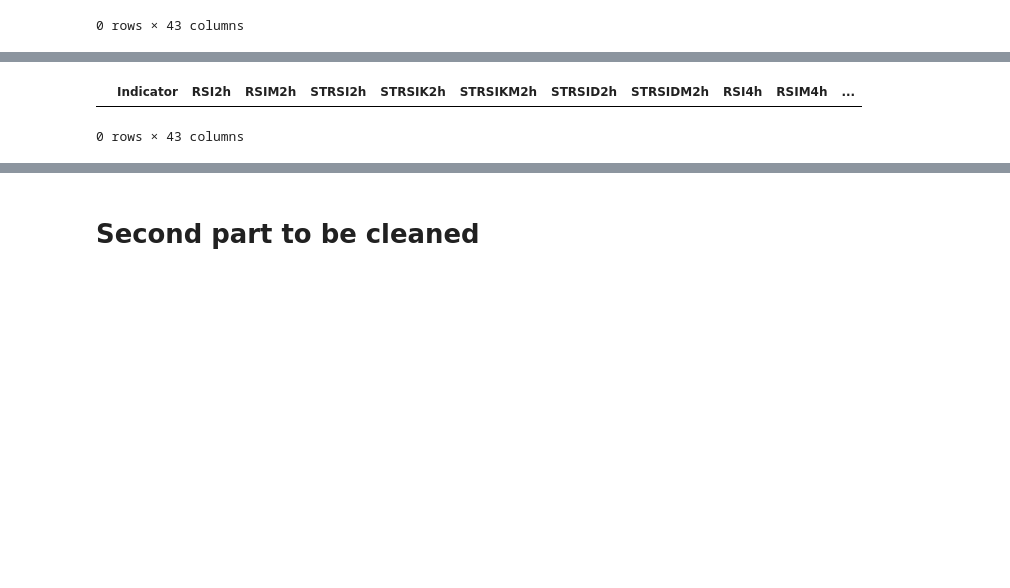
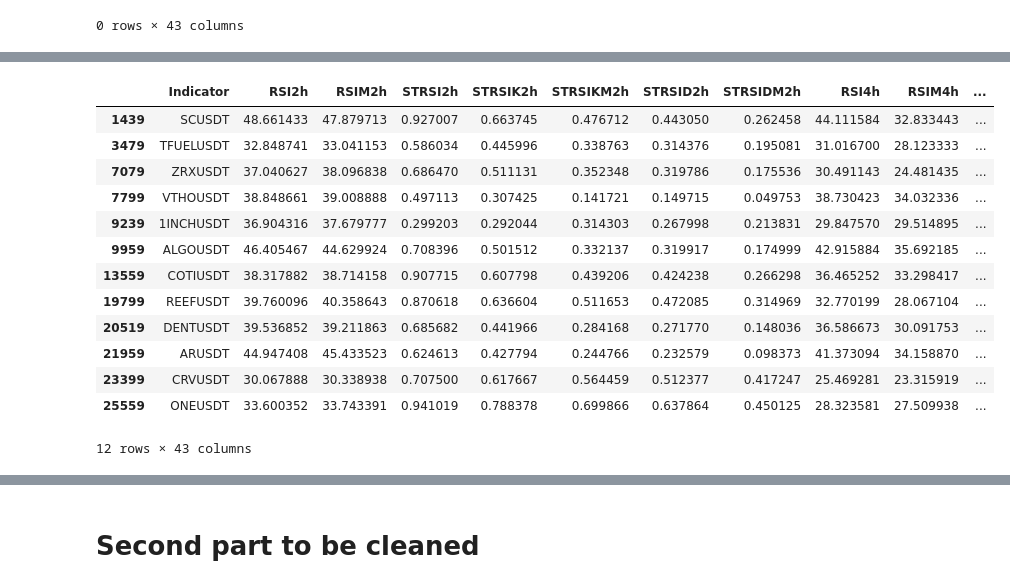
Before and after one commit to hjabbour/ML, a Jupyter notebook: HLST-FIXLIST-Direction.ipynb, the cells around one changed output, grey strips where cells are left out. Saved outputs shown, nothing was run; the diff lists cells and outputs as text; code cells hidden in the pictures; blank space fills up the shorter version.

```diff
--- a/HLST-FIXLIST-Direction.ipynb
+++ b/HLST-FIXLIST-Direction.ipynb
@@ -517,8 +598,20 @@ drop
 # %%
-# 8 H down RSI up
-drop = final.loc[(rule8kdown & rule8RSIup)]
+# 8 H over RSI up
+drop = final.loc[(rule8over & rule8RSIup)]
 
 drop
 # %% [output]
 |  | Indicator | RSI2h | RSIM2h | STRSI2h | STRSIK2h | STRSIKM2h | STRSID2h | STRSIDM2h | RSI4h | RSIM4h | ... |
+| 1439 | SCUSDT | 48.661433 | 47.879713 | 0.927007 | 0.663745 | 0.476712 | 0.443050 | 0.262458 | 44.111584 | 32.833443 | ... |
+| 3479 | TFUELUSDT | 32.848741 | 33.041153 | 0.586034 | 0.445996 | 0.338763 | 0.314376 | 0.195081 | 31.016700 | 28.123333 | ... |
+| 7079 | ZRXUSDT | 37.040627 | 38.096838 | 0.686470 | 0.511131 | 0.352348 | 0.319786 | 0.175536 | 30.491143 | 24.481435 | ... |
+| 7799 | VTHOUSDT | 38.848661 | 39.008888 | 0.497113 | 0.307425 | 0.141721 | 0.149715 | 0.049753 | 38.730423 | 34.032336 | ... |
+| 9239 | 1INCHUSDT | 36.904316 | 37.679777 | 0.299203 | 0.292044 | 0.314303 | 0.267998 | 0.213831 | 29.847570 | 29.514895 | ... |
+| 9959 | ALGOUSDT | 46.405467 | 44.629924 | 0.708396 | 0.501512 | 0.332137 | 0.319917 | 0.174999 | 42.915884 | 35.692185 | ... |
+| 13559 | COTIUSDT | 38.317882 | 38.714158 | 0.907715 | 0.607798 | 0.439206 | 0.424238 | 0.266298 | 36.465252 | 33.298417 | ... |
+| 19799 | REEFUSDT | 39.760096 | 40.358643 | 0.870618 | 0.636604 | 0.511653 | 0.472085 | 0.314969 | 32.770199 | 28.067104 | ... |
+| 20519 | DENTUSDT | 39.536852 | 39.211863 | 0.685682 | 0.441966 | 0.284168 | 0.271770 | 0.148036 | 36.586673 | 30.091753 | ... |
+| 21959 | ARUSDT | 44.947408 | 45.433523 | 0.624613 | 0.427794 | 0.244766 | 0.232579 | 0.098373 | 41.373094 | 34.158870 | ... |
+| 23399 | CRVUSDT | 30.067888 | 30.338938 | 0.707500 | 0.617667 | 0.564459 | 0.512377 | 0.417247 | 25.469281 | 23.315919 | ... |
+| 25559 | ONEUSDT | 33.600352 | 33.743391 | 0.941019 | 0.788378 | 0.699866 | 0.637864 | 0.450125 | 28.323581 | 27.509938 | ... |
-0 rows × 43 columns
+12 rows × 43 columns
```
Also changed, not shown: parts of 41 cells of this notebook, 5 other files.
